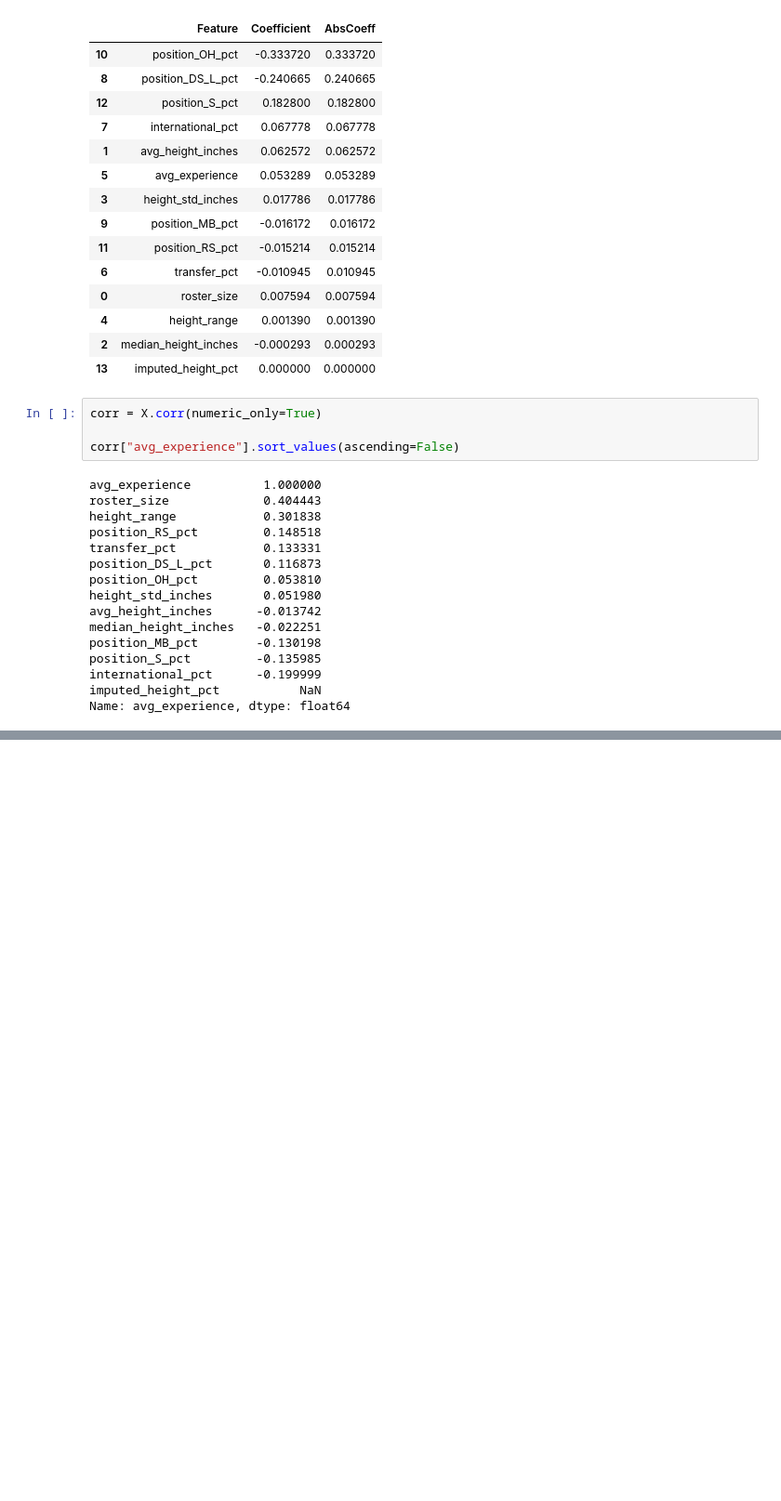
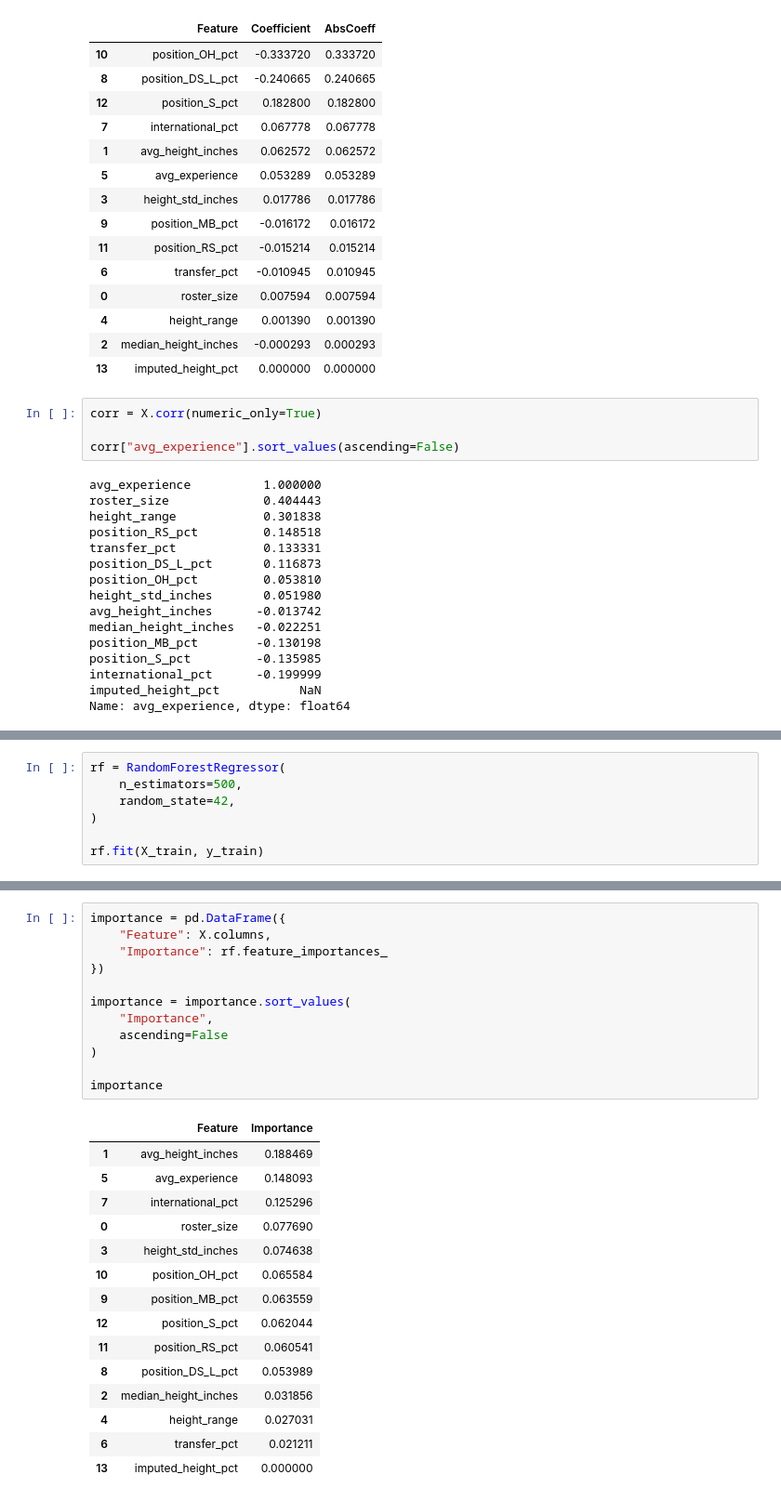
Before and after one commit to karlidean/capstone-project-NCAA-Volleyball, a Jupyter notebook: notebooks/predict_model_feature.ipynb, the cells around one changed output, grey strips where cells are left out. Shown at 93% size. Saved outputs shown, nothing was run; the diff lists cells and outputs as text; blank space fills up the shorter version.

Commit message:
Random Forest.

```diff
--- a/notebooks/predict_model_feature.ipynb
+++ b/notebooks/predict_model_feature.ipynb
@@ -1176,0 +1183,7 @@ Name: avg_experience, dtype: float64
+# %%
+rf = RandomForestRegressor(
+    n_estimators=500,
+    random_state=42,
+)
+
+rf.fit(X_train, y_train)
@@ -1176,0 +1206,28 @@ Name: avg_experience, dtype: float64
+# %%
+importance = pd.DataFrame({
+    "Feature": X.columns,
+    "Importance": rf.feature_importances_
+})
+
+importance = importance.sort_values(
+    "Importance",
+    ascending=False
+)
+
+importance
+# %% [output]
+|  | Feature | Importance |
+| 1 | avg_height_inches | 0.188469 |
+| 5 | avg_experience | 0.148093 |
+| 7 | international_pct | 0.125296 |
+| 0 | roster_size | 0.077690 |
+| 3 | height_std_inches | 0.074638 |
+| 10 | position_OH_pct | 0.065584 |
+| 9 | position_MB_pct | 0.063559 |
+| 12 | position_S_pct | 0.062044 |
+| 11 | position_RS_pct | 0.060541 |
+| 8 | position_DS_L_pct | 0.053989 |
+| 2 | median_height_inches | 0.031856 |
+| 4 | height_range | 0.027031 |
+| 6 | transfer_pct | 0.021211 |
+| 13 | imputed_height_pct | 0.000000 |
```
Also changed, not shown: parts of 6 cells of this notebook.
